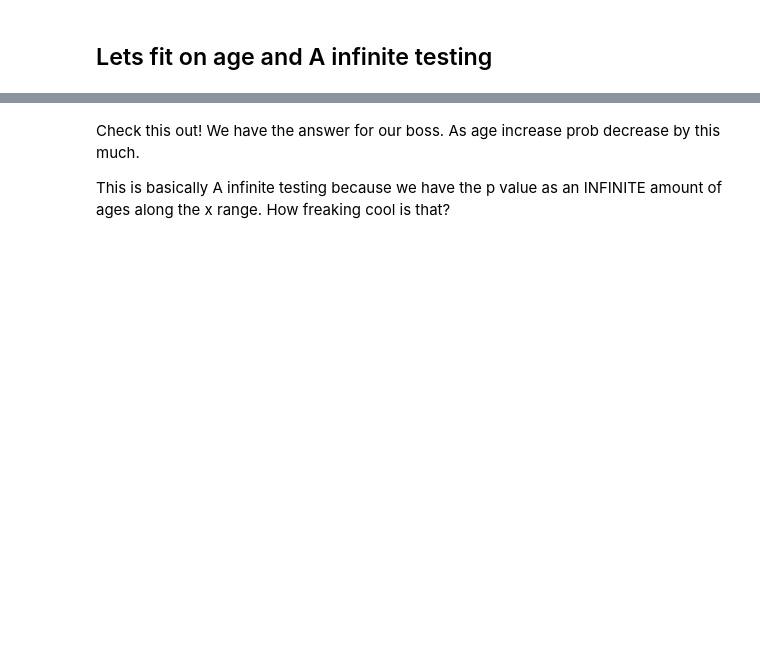
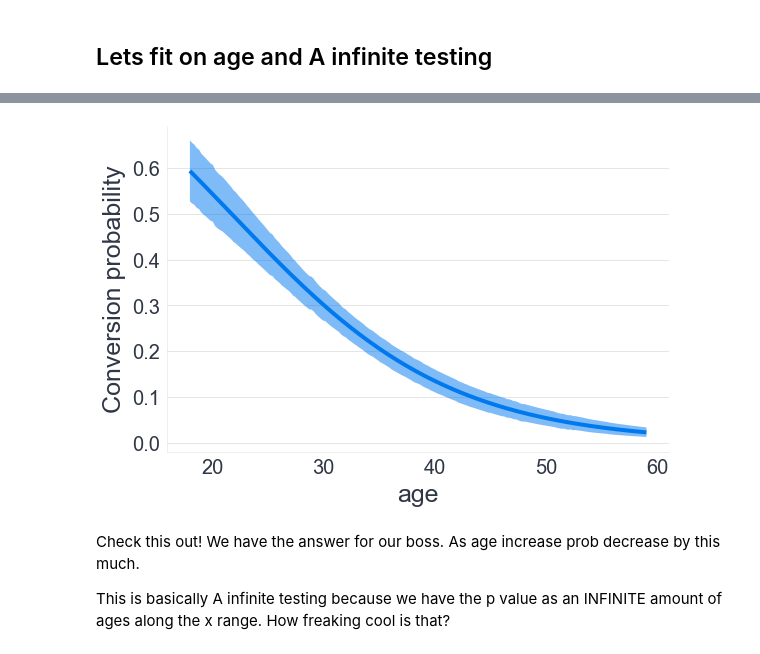
Before and after one commit to tomicapretto/etc, a Jupyter notebook: lesson_code/lesson_04.ipynb, the cells around one changed output, grey strips where cells are left out. Cells and saved outputs as stored; diff of their text form; code cells hidden in the pictures; blank space fills up the shorter version.

```diff
--- a/lesson_code/lesson_04.ipynb
+++ b/lesson_code/lesson_04.ipynb
@@ -450,7 +604,9 @@ az.summary(idata)
 # %%
 fig, ax = plt.subplots(figsize=(9, 6))
-plot_cap(model, idata, ["age"], ax=ax)
+plots.plot_cap(model, idata, ["age"], ax=ax)
 ax.set(ylabel="Conversion probability");
+# %% [output]
+[figure, added]
 # %% [markdown]
 Check this out! We have the answer for our boss. As age increase prob decrease by this much.
 
```
Also changed, not shown: parts of 48 cells of this notebook.
